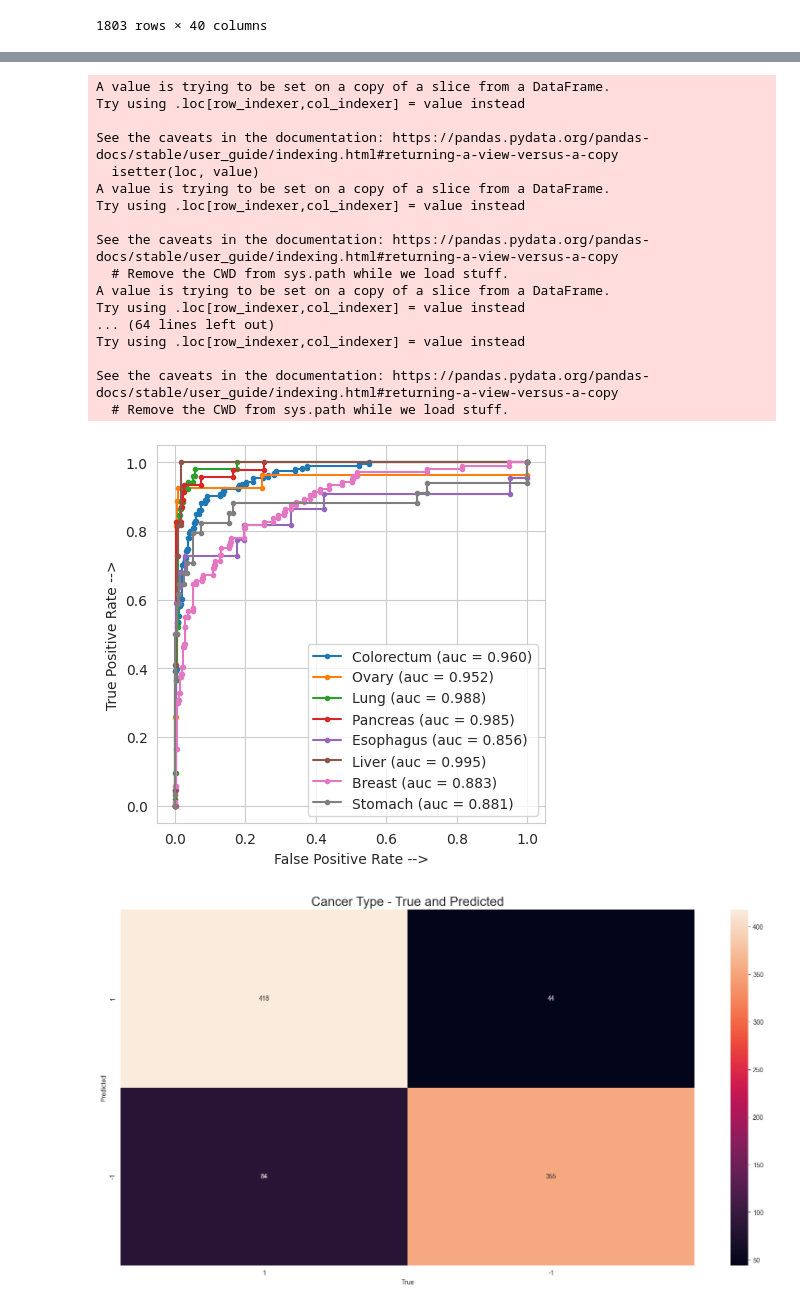
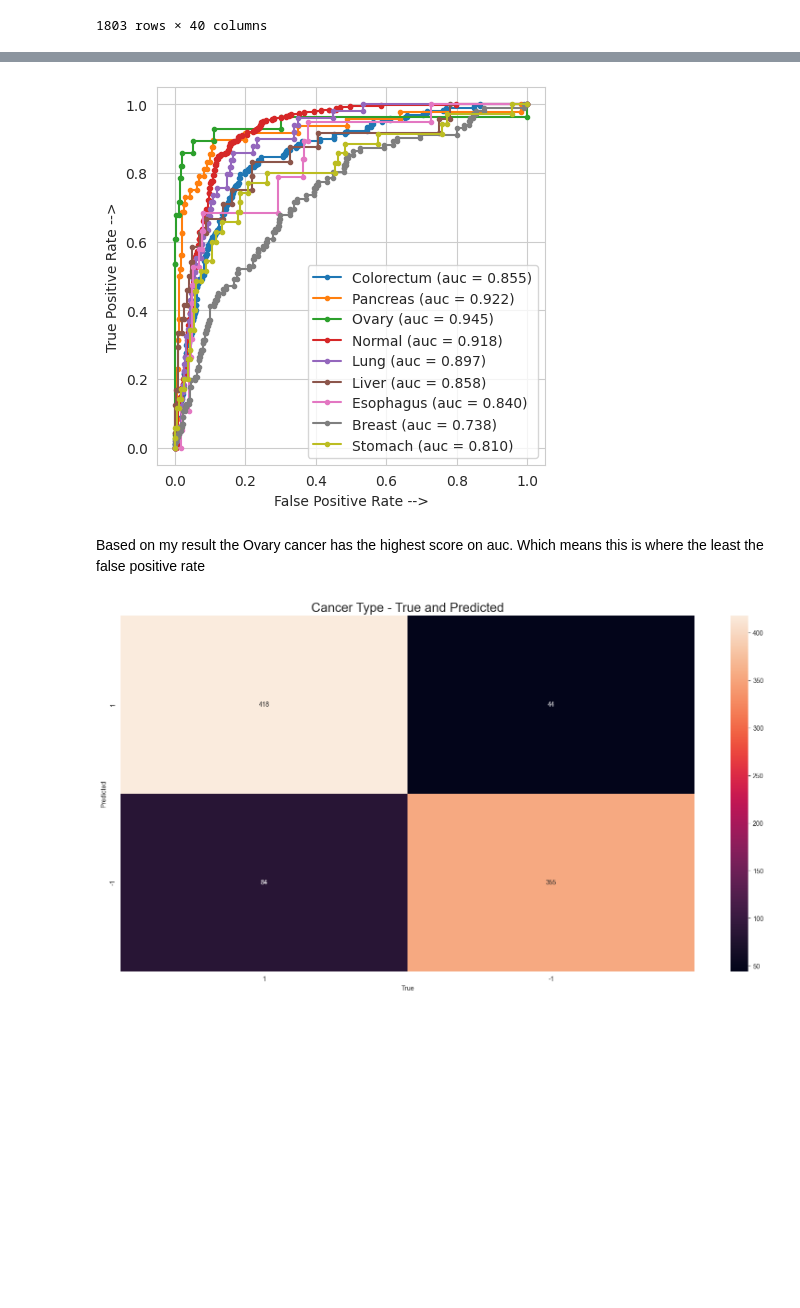
Before and after one commit to Nosyfire/Data_mining_and_machine_learning, a Jupyter notebook: Homewrok_5(Logistic regression)/Logistics Regression.ipynb, the cells around one changed output, grey strips where cells are left out. Cells and saved outputs as stored; diff of their text form; code cells hidden in the pictures; blank space fills up the shorter version.

```diff
--- a/Homewrok_5(Logistic regression)/Logistics Regression.ipynb
+++ b/Homewrok_5(Logistic regression)/Logistics Regression.ipynb
@@ -618,56 +630,41 @@ dict_keys(['Normal', 'Colorectum', 'Ovary', 'Lung', 'Pancreas', 'Esophagus', 'Li
 sc_X = StandardScaler()
 plt.figure(figsize=(5, 5), dpi=100)
 
-for cancer in [x for x in plot_dict.keys() if x != 'Normal']:
-    currentdf = alltypedf[(alltypedf["Tumor type"] == "Normal") | (alltypedf["Tumor type"] == cancer)]
+for cancer in [x for x in plot_dict.keys()]:
+    currentdf = alltypedf.copy()
 
-    currentdf.loc[currentdf["Tumor type"] == "Normal","Tumor type"] = 0
+    currentdf.loc[currentdf["Tumor type"] != cancer,"Tumor type"] = 0
     currentdf.loc[currentdf["Tumor type"] == cancer,"Tumor type"] = 1
 
     currentdf["Tumor type"] = currentdf["Tumor type"].astype(int)
     currentdf = currentdf.dropna()
 
     X_train, X_test = getting_train_val(currentdf.drop(columns=['Tumor type']))
     y_train, y_test = getting_train_val(currentdf[['Tumor type']])
 
     X_train = sc_X.fit_transform(X_train)
     X_test = sc_X.transform(X_test)
 
     LogReg = LogisticRegression()
     LogReg.fit(X_train, y_train["Tumor type"])
     y_predict = LogReg.predict(X_test)
     y_predict_logistic = LogReg.decision_function(X_test)
 
     logistic_fpr, logistic_tpr, threshold = roc_curve(y_test, y_predict_logistic)
     auc_logistic = auc(logistic_fpr, logistic_tpr)
 
     plt.plot(logistic_fpr, logistic_tpr, marker='.', label=f'{cancer} (auc = %0.3f)' % auc_logistic)
 
 plt.xlabel('False Positive Rate -->')
 plt.ylabel('True Positive Rate -->')
 
 plt.legend()
 
 plt.show()
 # %% [output]
-A value is trying to be set on a copy of a slice from a DataFrame.
-Try using .loc[row_indexer,col_indexer] = value instead
-
-See the caveats in the documentation: https://pandas.pydata.org/pandas-docs/stable/user_guide/indexing.html#returning-a-view-versus-a-copy
-  isetter(loc, value)
-A value is trying to be set on a copy of a slice from a DataFrame.
-Try using .loc[row_indexer,col_indexer] = value instead
-
-See the caveats in the documentation: https://pandas.pydata.org/pandas-docs/stable/user_guide/indexing.html#returning-a-view-versus-a-copy
-  # Remove the CWD from sys.path while we load stuff.
-A value is trying to be set on a copy of a slice from a DataFrame.
-Try using .loc[row_indexer,col_indexer] = value instead
-... (64 lines left out)
-Try using .loc[row_indexer,col_indexer] = value instead
-
-See the caveats in the documentation: https://pandas.pydata.org/pandas-docs/stable/user_guide/indexing.html#returning-a-view-versus-a-copy
-  # Remove the CWD from sys.path while we load stuff.
-[figure, old version]
+[figure, new version]
+# %% [markdown]
+Based on my result the Ovary cancer has the highest score on auc. Which means this is where the least the false positive rate
 # %%
 plt.figure(figsize = (20,10))
 sns.heatmap(plotdf, annot=True,fmt='g')
```
Also changed, not shown: parts of 6 cells of this notebook.
